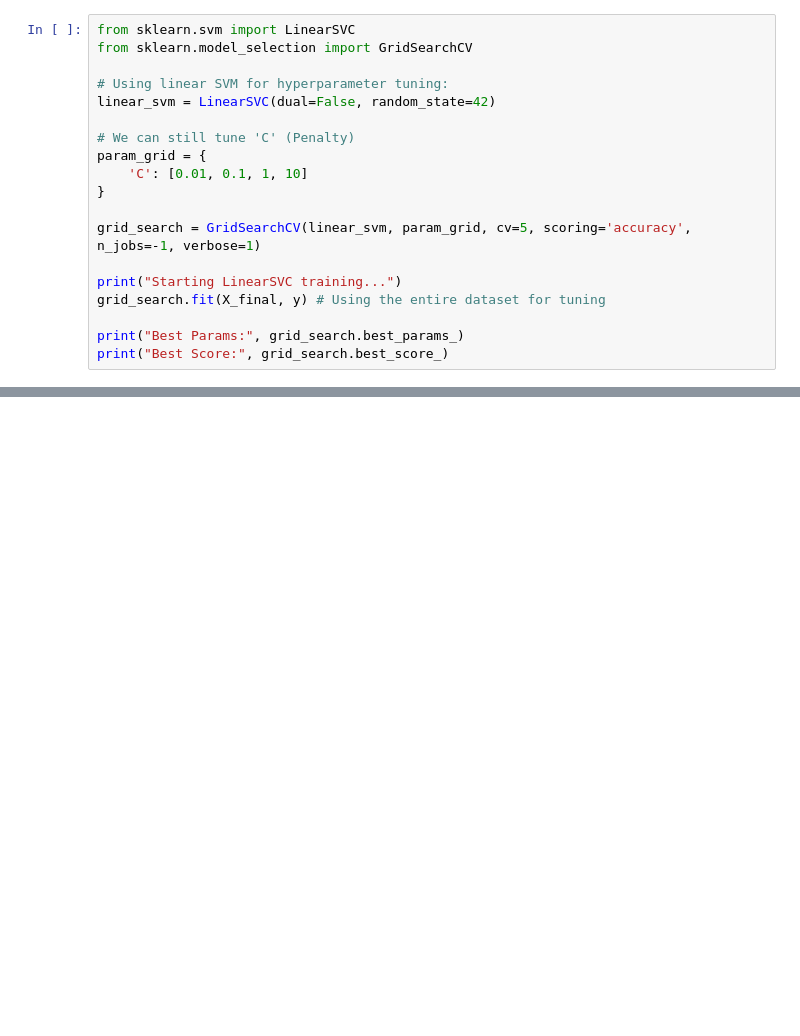
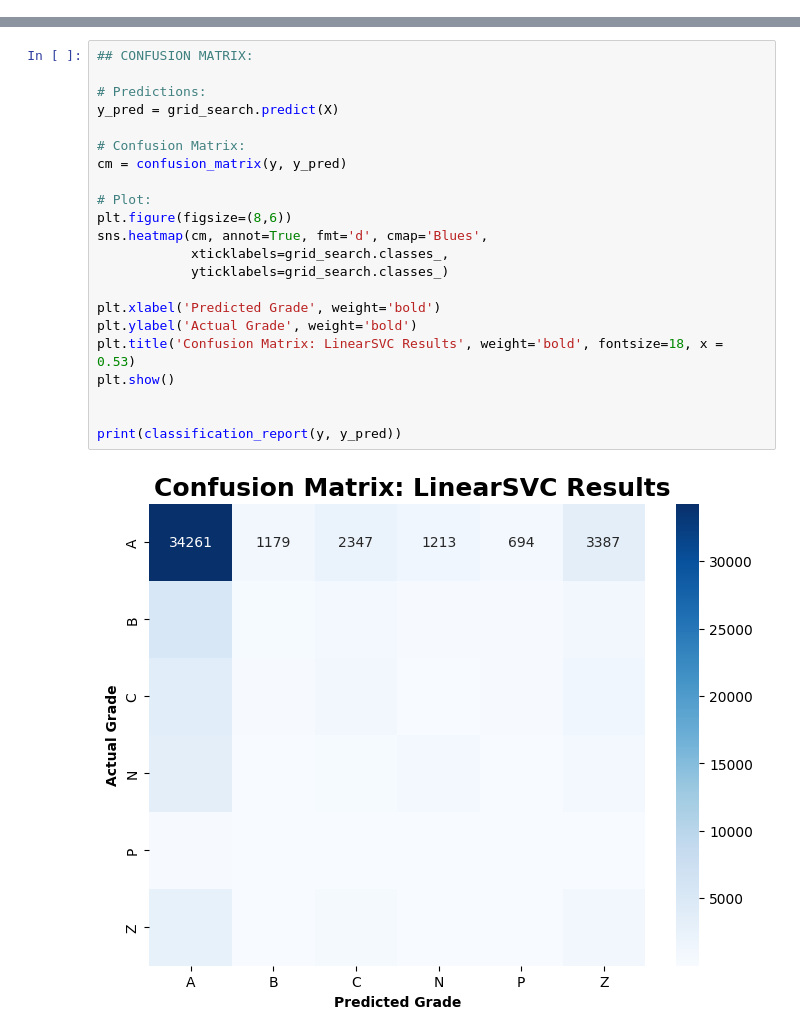
Before and after one commit to rameezrauf/ds_4022_final_project, a Jupyter notebook: notebooks/support_vector_machine.ipynb, the cells around one changed output, grey strips where cells are left out. Cells and saved outputs as stored; diff of their text form; blank space fills up the shorter version.

Commit message:
FINALIZED and cleaned SVM notebook - yuthi

```diff
--- a/notebooks/support_vector_machine.ipynb
+++ b/notebooks/support_vector_machine.ipynb
@@ -100,19 +60,0 @@ Score: 0.9663840982168956
-# %%
-from sklearn.svm import LinearSVC
-from sklearn.model_selection import GridSearchCV
-
-# Using linear SVM for hyperparameter tuning:
-linear_svm = LinearSVC(dual=False, random_state=42)
-
-# We can still tune 'C' (Penalty)
-param_grid = {
-    'C': [0.01, 0.1, 1, 10]
-}
-
-grid_search = GridSearchCV(linear_svm, param_grid, cv=5, scoring='accuracy', n_jobs=-1, verbose=1)
-
-print("Starting LinearSVC training...")
-grid_search.fit(X_final, y) # Using the entire dataset for tuning
-
-print("Best Params:", grid_search.best_params_)
-print("Best Score:", grid_search.best_score_)
@@ -125,0 +106,24 @@ Decided to use LinearSVC from sklearn for SVM implementation. LinearSVC is effic
+# %%
+## CONFUSION MATRIX:
+
+# Predictions:
+y_pred = grid_search.predict(X)
+
+# Confusion Matrix:
+cm = confusion_matrix(y, y_pred)
+
+# Plot:
+plt.figure(figsize=(8,6))
+sns.heatmap(cm, annot=True, fmt='d', cmap='Blues',
+            xticklabels=grid_search.classes_,
+            yticklabels=grid_search.classes_)
+
+plt.xlabel('Predicted Grade', weight='bold')
+plt.ylabel('Actual Grade', weight='bold')
+plt.title('Confusion Matrix: LinearSVC Results', weight='bold', fontsize=18, x = 0.53)
+plt.show()
+
+
+print(classification_report(y, y_pred))
+# %% [output]
+[figure, added]
```
Also changed, not shown: parts of 13 cells of this notebook.
